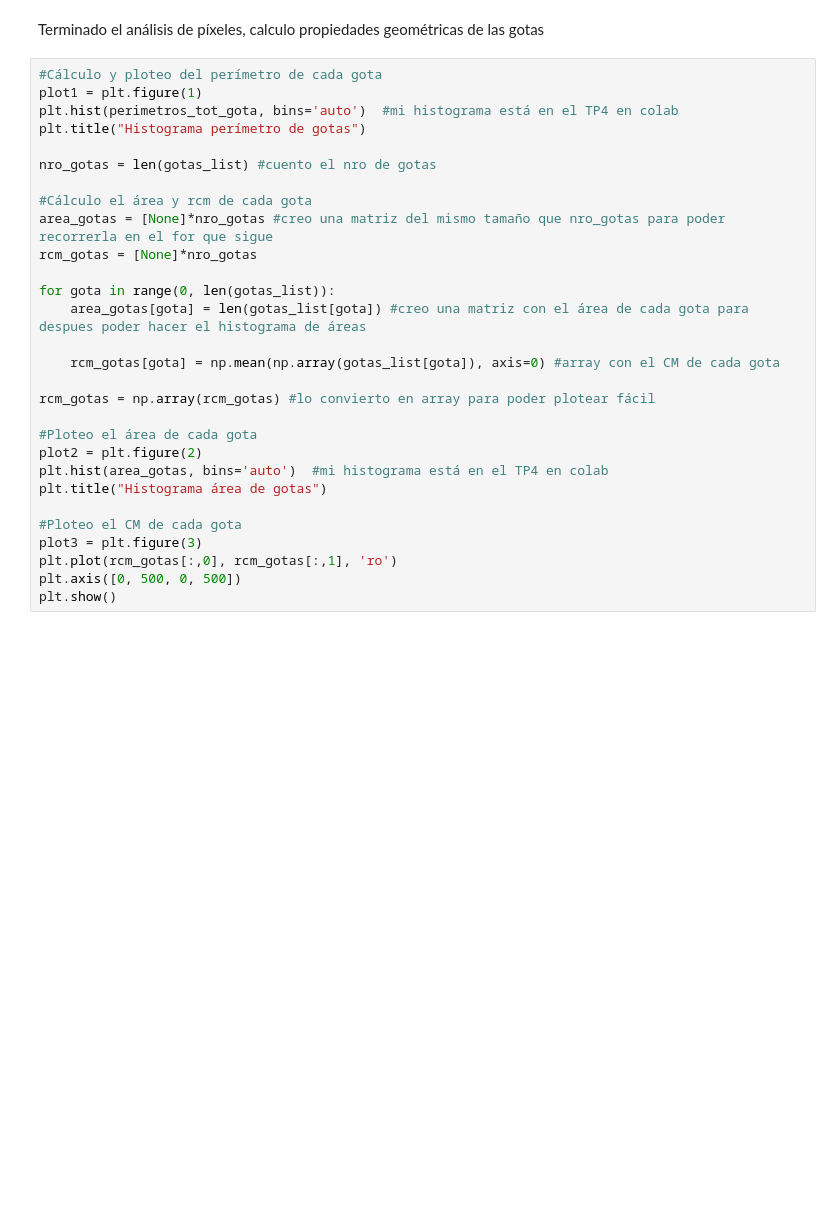
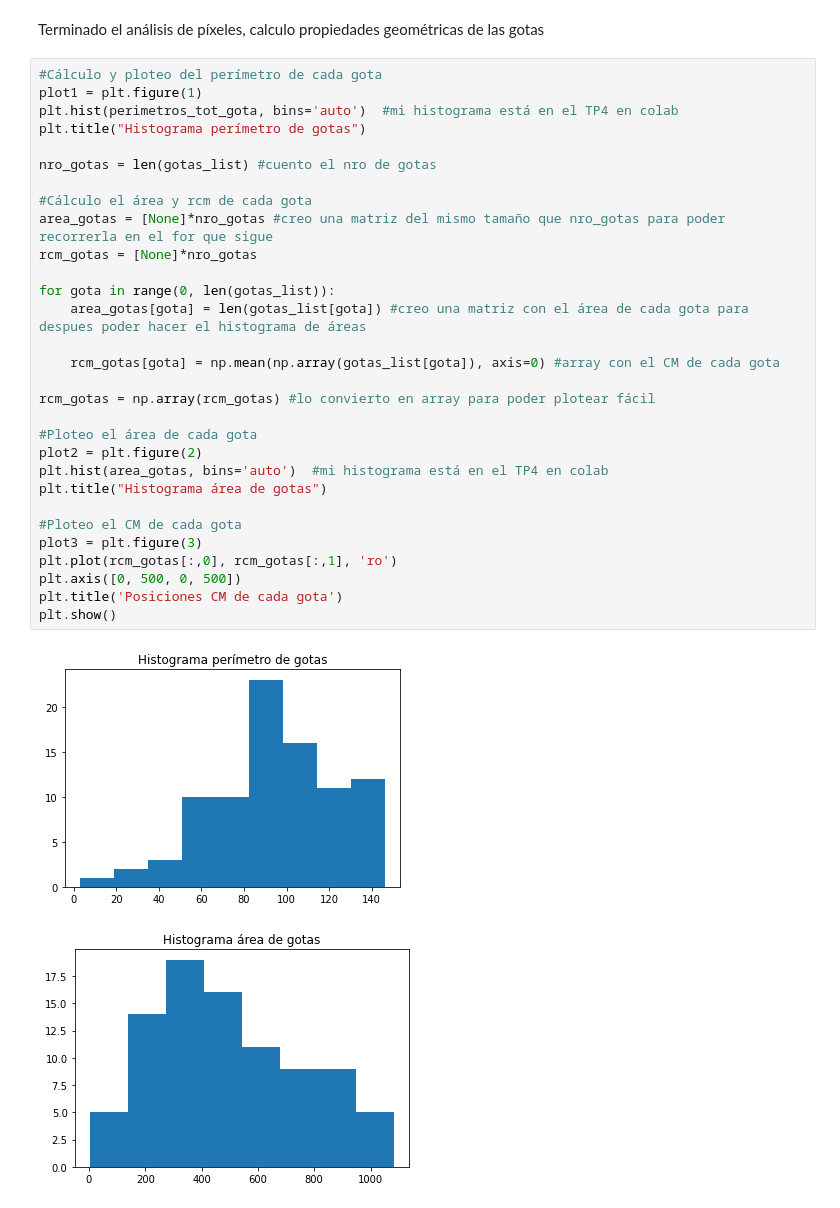
Before and after one commit to LaraNegri/EntregasPDI, a Jupyter notebook: TrabajoFinal_v5.ipynb, the cells around one changed output. Drawn from its saved outputs; the diff is of its cells as text; blank space fills up the shorter version.

```diff
--- a/TrabajoFinal_v5.ipynb
+++ b/TrabajoFinal_v5.ipynb
@@ -117,29 +140,33 @@ Terminado el análisis de píxeles, calculo propiedades geométricas de las gota
 # %%
 #Cálculo y ploteo del perímetro de cada gota
 plot1 = plt.figure(1)
 plt.hist(perimetros_tot_gota, bins='auto')  #mi histograma está en el TP4 en colab
 plt.title("Histograma perímetro de gotas")
 
 nro_gotas = len(gotas_list) #cuento el nro de gotas
 
 #Cálculo el área y rcm de cada gota
 area_gotas = [None]*nro_gotas #creo una matriz del mismo tamaño que nro_gotas para poder recorrerla en el for que sigue
 rcm_gotas = [None]*nro_gotas
 
 for gota in range(0, len(gotas_list)):
     area_gotas[gota] = len(gotas_list[gota]) #creo una matriz con el área de cada gota para despues poder hacer el histograma de áreas
 
     rcm_gotas[gota] = np.mean(np.array(gotas_list[gota]), axis=0) #array con el CM de cada gota
 
 rcm_gotas = np.array(rcm_gotas) #lo convierto en array para poder plotear fácil
 
 #Ploteo el área de cada gota
 plot2 = plt.figure(2)
 plt.hist(area_gotas, bins='auto')  #mi histograma está en el TP4 en colab
 plt.title("Histograma área de gotas")
 
 #Ploteo el CM de cada gota
 plot3 = plt.figure(3)
 plt.plot(rcm_gotas[:,0], rcm_gotas[:,1], 'ro')
 plt.axis([0, 500, 0, 500])
+plt.title('Posiciones CM de cada gota')
 plt.show()
+# %% [output]
+[figure, added]
+[figure, added]
```
Also changed, not shown: parts of 4 cells of this notebook.
